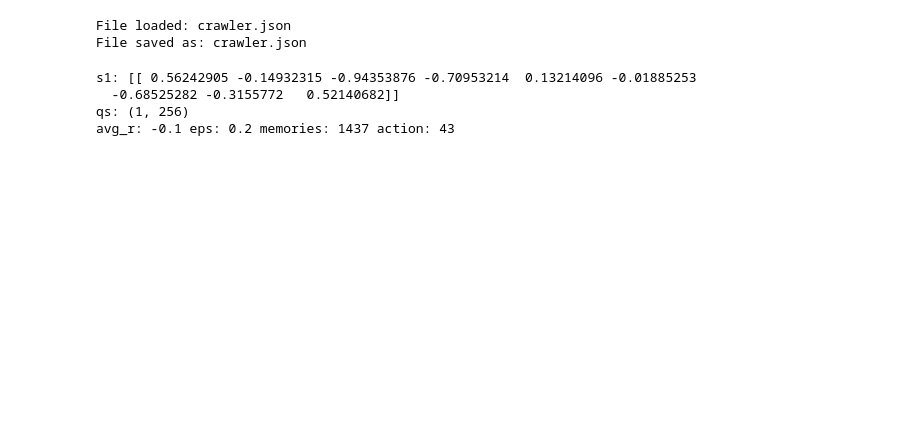
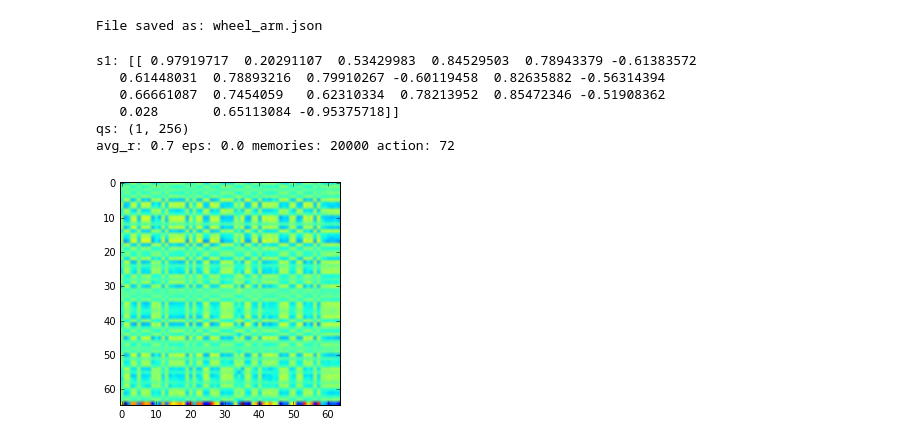
Before and after one commit to JonComo/stumbly, a Jupyter notebook: stumbly.ipynb, the cells around one changed output. Saved outputs shown, nothing was run; the diff lists cells and outputs as text; code cells hidden in the pictures; blank space fills up the shorter version.

```diff
--- a/stumbly.ipynb
+++ b/stumbly.ipynb
@@ -6,11 +6,10 @@ from Box2D.b2 import pi
 # hit 's' to save while editing to model.json
 
 editor = Editor()
-editor.load('crawler.json')
+editor.load('wheel_arm.json')
 editor.run()
 # %% [output]
-File loaded: crawler.json
-File saved as: crawler.json
+File saved as: wheel_arm.json
 # %%
 %matplotlib inline
 from matplotlib import pyplot as plt
@@ -31,13 +30,15 @@ from time import sleep
 # train your model to (hopefully) walk by running this cell
 FILE = 'star.json'
 
+TIMESTEPS = 500 # timesteps per episode
+
 # Physics engine and window
-LOWER_LIM = -.4 * np.pi
-UPPER_LIM = .4 * np.pi
-LIMIT = False
+LOWER_LIM = -.5 * np.pi
+UPPER_LIM = .5 * np.pi
+LIMIT = True
 ANGLE_RANGE = UPPER_LIM - LOWER_LIM if LIMIT else np.pi*2.0
 engine = Engine(caption='Train', width=1280, height=720, gravity=(0, -50), joint_limit=LIMIT, \
-               upper_angle=UPPER_LIM, lower_angle=LOWER_LIM, linear_damping=0.0, angular_damping=0)
+               upper_angle=UPPER_LIM, lower_angle=LOWER_LIM, linear_damping=0.0, angular_damping=0.0)
 
 engine.load(FILE)
 
@@ -47,7 +48,7 @@ engine.add_static_body(p=(engine.width/2, engine.height-10), size=(engine.width,
 # Features
 ENCODING_SIZE = 32 # buckets for body angles
 
-def features():
+def features(time_step=0):
     f = []
     """
     for b in engine.world.bodies:
@@ -63,9 +64,16 @@ def features():
     for b in engine.world.bodies:
         if b.userData and isinstance(b.userData, dict):
             a = b.angle % ANGLE_RANGE
-            a /= ANGLE_RANGE
-            a = a * 2.0 - 1.0
-            f.append(a)
+            #a /= ANGLE_RANGE
+            #a = a * 2.0 - 1.0
+            f += [np.sin(a), np.cos(a)]
+            #f += [b.angularVelocity]
+            #f += [b.linearVelocity[0]]
+            #f += [b.linearVelocity[1]]
+
+    f += [float(time_step/TIMESTEPS * 2.0 - 1.0)]
+    f.append(np.sin(time_step/8.0))
+    f.append(np.cos(time_step/2.0))
 
     #for j in engine.world.joints:
     #    f.append(j.motorSpeed)
@@ -78,8 +86,7 @@ def act(action):
     # joint config:
     config = s_format.format(action) # turn into binary rep
     for i, c in enumerate(config):
-        engine.world.joints[i].motorSpeed *= 0.8
-        engine.world.joints[i].motorSpeed += 1 if c == '1' else -1
+        engine.world.joints[i].motorSpeed = 20 if c == '1' else -20
 
 # one joint at a time
 """
@@ -127,11 +134,11 @@ action_count = 2**joint_count
 
 if body_count == 0 or joint_count == 0:
     engine.close()
-    raise ValueError("Your model doesn't have any physics bodies or joints")
+    raise RuntimeError("Your model doesn't have any physics bodies or joints")
 
-agent = Agent(features=features().shape[1], actions=action_count, hdim=32, gamma=0.9, learning_rate=0.0001, \
-             max_memory=5000)
-agent.eps = .2
+agent = Agent(features=features().shape[1], actions=action_count, hdim=64, gamma=0.95, learning_rate=0.0005, \
+             max_memory=20000)
+agent.eps = .3
 
 rs = []
 avg_r = 0.0
@@ -148,9 +155,10 @@ while running:
         plt.plot([0, len(rs)], [0, 0], 'r')
         plt.show()
         if len(rs) > 5000:
-            rs = rs[2500:]
-        agent.train(iters=min(len(agent.M), 100), batches=10)
+            rs = rs[4000:]
+        agent.train(iters=min(len(agent.M), 2000), batches=2)
 
+    # timesteps
     t = 0
 
     engine.clear_all_but_ground()
@@ -159,7 +167,7 @@ while running:
 
     last_x = body_position()[0]
 
-    s1 = features()
+    s1 = features(t)
     q1 = agent.q_approx(s1)
     a1 = agent.sample_action_eps(q1)
 
@@ -186,11 +194,12 @@ while running:
         # act a1
         act(a1)
 
-        # step physics engine multiple times
+        # step physics engine n times
         engine.step_physics(1)
 
         # reward move right relative
         reward = body_position()[0] - last_x
+        reward = min(max(reward, -1), 1)
         #reward *= -1
 
         # reward height
@@ -202,7 +211,7 @@ while running:
         rs.append(avg_r)
 
         # state2
-        s2 = features()
+        s2 = features(t)
         q2 = agent.q_approx(s2)
         a2 = agent.sample_action_eps(q2)
 
@@ -210,7 +219,7 @@ while running:
         xp['a2'] = a2
 
         agent.memorize(xp)
-        if t > 1000:
+        if t > TIMESTEPS:
             reset = True
 
         if not speedup:
@@ -235,7 +244,13 @@ while running:
 
 engine.close()
 # %% [output]
-s1: [[ 0.56242905 -0.14932315 -0.94353876 -0.70953214  0.13214096 -0.01885253
-  -0.68525282 -0.3155772   0.52140682]]
+s1: [[ 0.97919717  0.20291107  0.53429983  0.84529503  0.78943379 -0.61383572
+   0.61448031  0.78893216  0.79910267 -0.60119458  0.82635882 -0.56314394
+   0.66661087  0.7454059   0.62310334  0.78213952  0.85472346 -0.51908362
+   0.028       0.65113084 -0.95375718]]
 qs: (1, 256)
-avg_r: -0.1 eps: 0.2 memories: 1437 action: 43
+avg_r: 0.7 eps: 0.0 memories: 20000 action: 72
+# %%
+fig = plt.imshow(agent.qnet.l2.W)
+# %% [output]
+[figure, added]
```
Also changed, not shown: parts of 1 cell of this notebook, 6 other files.
